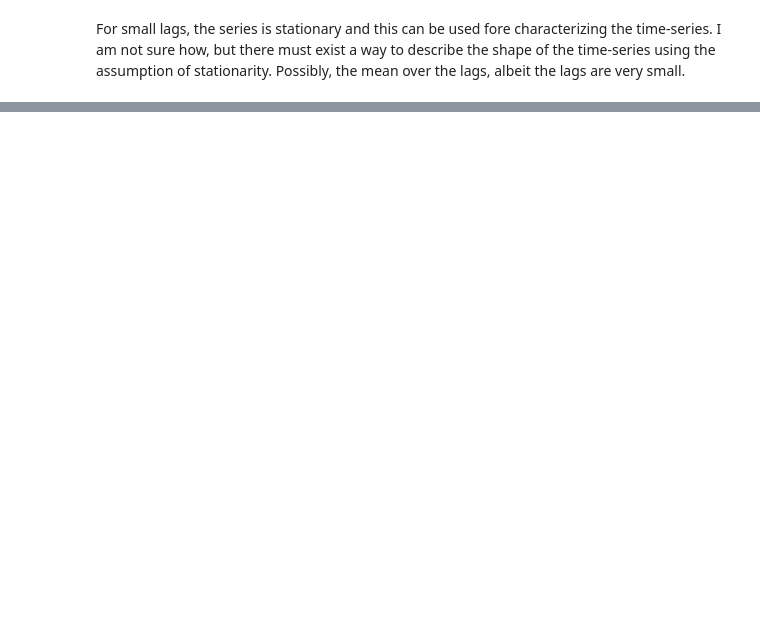
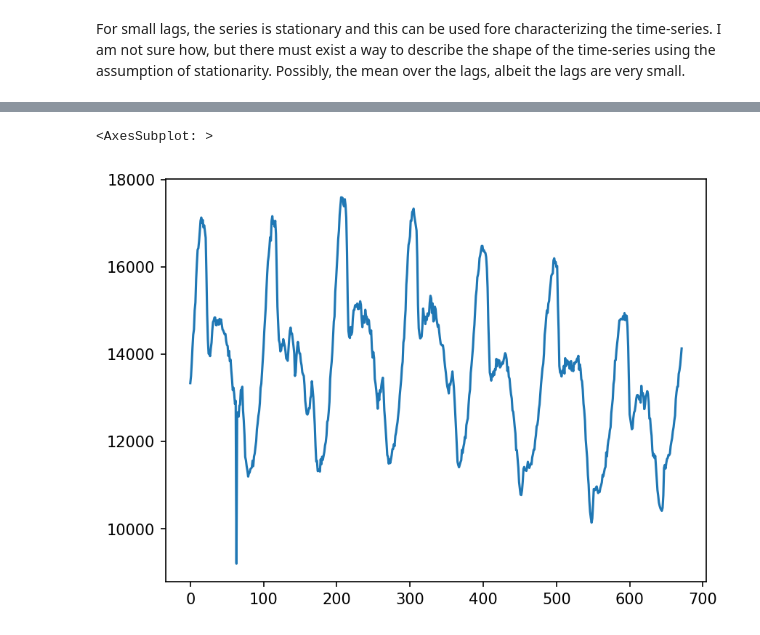
Before and after one commit to shanks847/EV-Grid-Integration-Study, a Jupyter notebook: notebooks/feeder_statistical_analysis.ipynb, the cells around one changed output, grey strips where cells are left out. Saved outputs shown, nothing was run; the diff lists cells and outputs as text; code cells hidden in the pictures; blank space fills up the shorter version.

```diff
--- a/notebooks/feeder_statistical_analysis.ipynb
+++ b/notebooks/feeder_statistical_analysis.ipynb
@@ -60,3 +59,5 @@ profile.to_notebook_iframe()
+# %%
+df_proc = df_proc.interpolate('linear')
 # %% [markdown]
 # Time Series Analysis
 
@@ -296,0 +302,3 @@ For small lags, the series is stationary and this can be used fore characterizin
+# %%
+mpl.style.use('default')
+plt.rc("figure",figsize=(20,20))
@@ -296,0 +367,9 @@ For small lags, the series is stationary and this can be used fore characterizin
+# %%
+df_jan = df_proc['2016-01-01':'2016-01-31']['P total_SJN']
+df_jan_wk1 = df_jan['2016-01-01':'2016-01-07']
+df_jan_wk2 = df_jan['2016-01-08':'2016-01-14']
+df_jan_wk3 = df_jan['2016-01-15':'2016-01-21']
+df_jan_wk4 = df_jan['2016-01-22':'2016-01-29']
+
+#reg = LinearRegression().fit(df, y)
+df_jan_wk1
@@ -296,0 +390,3 @@ For small lags, the series is stationary and this can be used fore characterizin
+# %%
+dfjw1 = pd.DataFrame(df_jan_wk1).reset_index()
+dfjw1['index'] = dfjw1.index
@@ -296,0 +407,5 @@ For small lags, the series is stationary and this can be used fore characterizin
+# %%
+dfjw1['P total_SJN'].plot()
+# %% [output]
+<AxesSubplot: >
+[figure, added]
```
Also changed, not shown: parts of 35 cells of this notebook, 5 other files.
